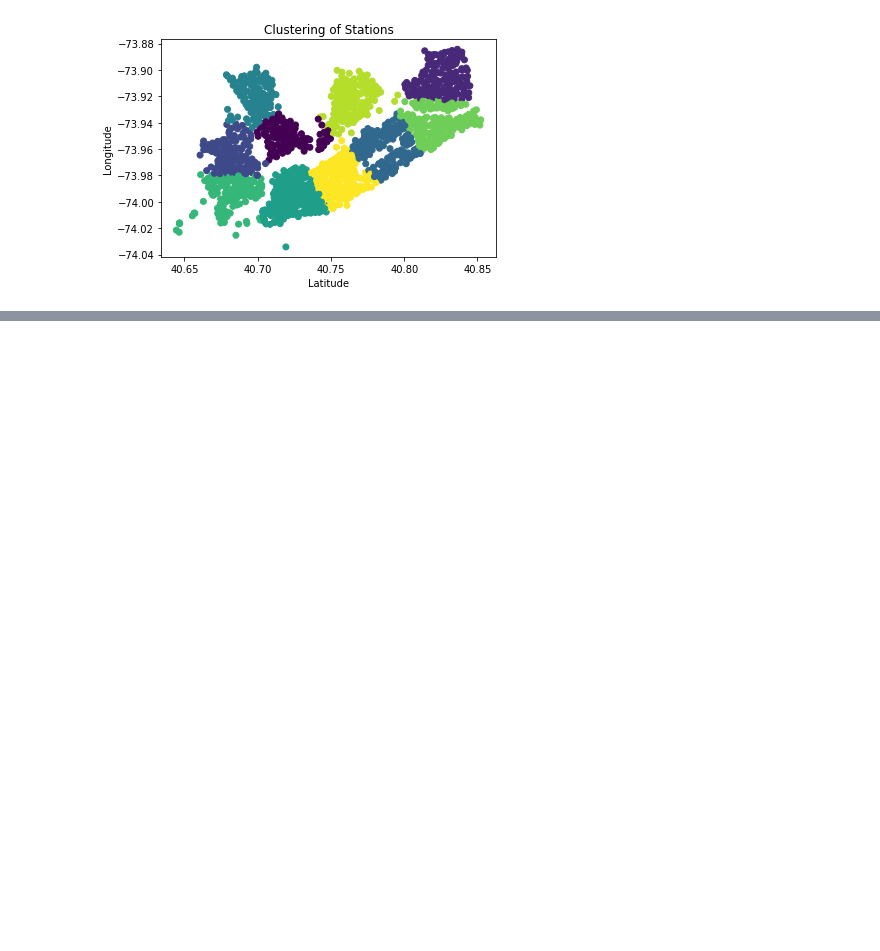
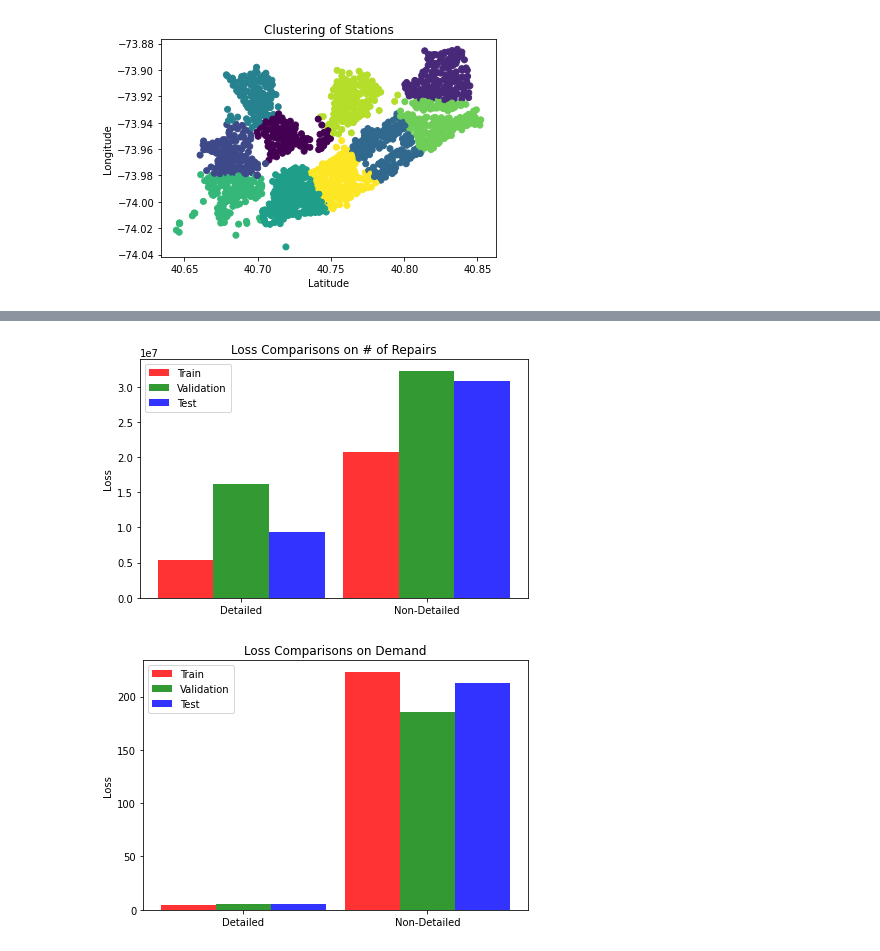
Before and after one commit to RyanW124/A-Deep-Learning-Approach-to-Predict-the-Number-of-Bikes-a-Bike-Sharing-Company-Repairs, a Jupyter notebook: Code/main.ipynb, the cells around one changed output, grey strips where cells are left out. Saved outputs shown, nothing was run; the diff lists cells and outputs as text; code cells hidden in the pictures; blank space fills up the shorter version.

```diff
--- a/Code/main.ipynb
+++ b/Code/main.ipynb
@@ -142,0 +164,35 @@ plt.show()
+# %%
+losses = []
+for x, x2, y1, y2 in [(x_train, x_train2, y_train, y2_train), (x_val, x_val2, y_val, y2_val), (x_test, x_test2, y_test, y2_test)]:
+    neural = repair(x)
+    linear = repair2(x2)
+    losses.append((int(repair.loss_f(neural, y1)), int(repair.loss_f(linear, y1))))
+index = np.arange(2)
+for i, c, l in [(0, 'r', 'Train'), (1, 'g', 'Validation'), (2, 'b', 'Test')]:
+    plt.bar(index+i*0.3, losses[i], 0.3, alpha=0.8, color=c, label=l)
+plt.xticks(index + 0.3, ('Detailed', 'Non-Detailed'))
+plt.legend()
+plt.tight_layout()
+plt.title('Loss Comparisons on # of Repairs')
+plt.ylabel('Loss')
+plt.savefig('../Graphs/repair_loss2.png')
+plt.show()
+
+losses = []
+for x, x2, y1, y2 in [(x_train, x_train2, y_train, y2_train), (x_val, x_val2, y_val, y2_val), (x_test, x_test2, y_test, y2_test)]:
+    neural = demand(x)
+    linear = demand2(x2)
+    losses.append((float(demand.loss_f(neural, y2)), float(demand.loss_f(linear, y2))))
+index = np.arange(2)
+for i, c, l in [(0, 'r', 'Train'), (1, 'g', 'Validation'), (2, 'b', 'Test')]:
+    plt.bar(index+i*0.3, losses[i], 0.3, alpha=0.8, color=c, label=l)
+plt.xticks(index + 0.3, ('Detailed', 'Non-Detailed'))
+plt.legend()
+plt.tight_layout()
+plt.title('Loss Comparisons on Demand')
+plt.ylabel('Loss')
+plt.savefig('../Graphs/demand_loss2.png')
+plt.show()
+# %% [output]
+[figure, added]
+[figure, added]
```
Also changed, not shown: parts of 4 cells of this notebook, 15 other files.
